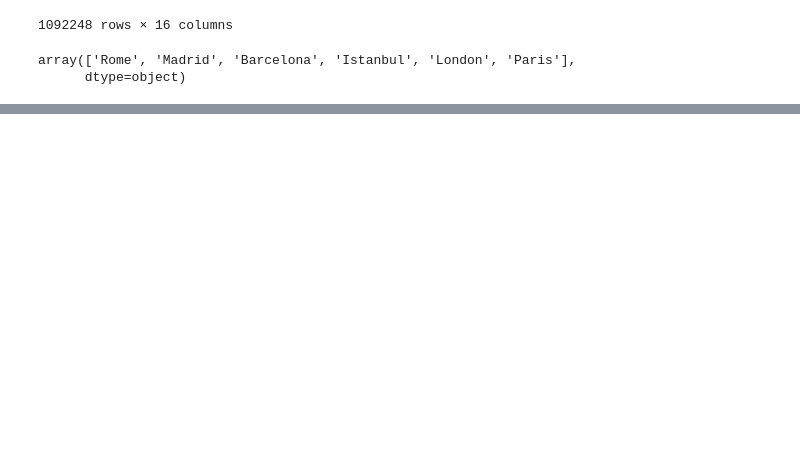
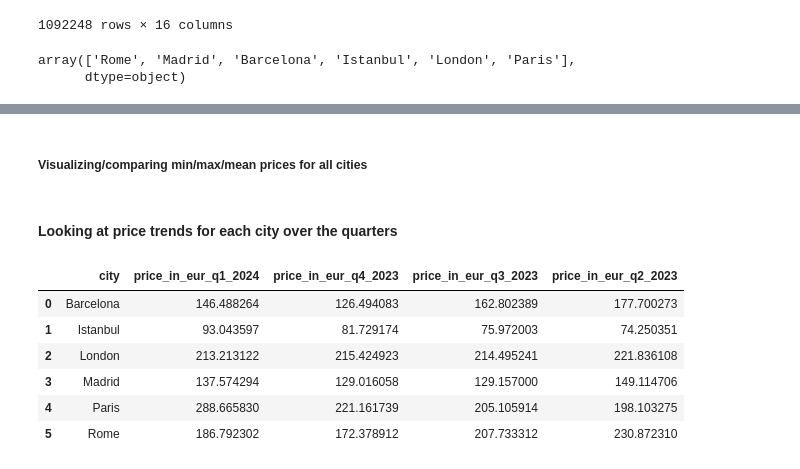
Before and after one commit to kaveri-chetia/Project_3, a Jupyter notebook: main_merged.ipynb, the cells around one changed output, grey strips where cells are left out. Saved outputs shown, nothing was run; the diff lists cells and outputs as text; code cells hidden in the pictures; blank space fills up the shorter version.

```diff
--- a/main_merged.ipynb
+++ b/main_merged.ipynb
@@ -191,0 +318,8 @@ Q2 23
+# %%
+# Drop the price and currency columns
+dataframe_currency = dataframe_currency.drop(['price', 'currency'], axis=1)
+dataframe_currency = dataframe_currency[dataframe_currency['price_in_eur'] != 0]
+# %%
+# Move the price_in_eur column
+col = dataframe_currency.pop('price_in_eur')
+dataframe_currency.insert(9, 'price_in_eur', col)
@@ -191,0 +456,2 @@ Q2 23
+# %% [markdown]
+##### Visualizing/comparing min/max/mean prices for all cities
@@ -191,0 +505,38 @@ Q2 23
+# %% [markdown]
+#### Looking at price trends for each city over the quarters
+# %%
+#Create average price comparison between Q1 2024 and Q4 2023 and Q3 2023 and Q2 2023
+
+# Filter the data for Q1 2024 and Q3 2023
+q1_2024 = dataframe_currency[dataframe_currency['quarter'] == 'Q1_24']
+q3_2023 = dataframe_currency[dataframe_currency['quarter'] == 'Q3_23']
+q2_2023 = dataframe_currency[dataframe_currency['quarter'] == 'Q2_23']
+q4_2023 = dataframe_currency[dataframe_currency['quarter'] == 'Q4_23']
+
+
+# Calculate the average price for each city in Q1 2024
+avg_price_q1_2024 = q1_2024.groupby('city')['price_in_eur'].mean().reset_index()
+
+# Calculate the average price for each city in Q4 2023
+avg_price_q4_2023 = q4_2023.groupby('city')['price_in_eur'].mean().reset_index()
+
+# Calculate the average price for each city in Q3 2023
+avg_price_q3_2023 = q3_2023.groupby('city')['price_in_eur'].mean().reset_index()
+
+# Calculate the average price for each city in Q2 2023
+avg_price_q2_2023 = q2_2023.groupby('city')['price_in_eur'].mean().reset_index()
+
+#Merge all four dataframes
+avg_price_comparison = pd.merge(avg_price_q1_2024, avg_price_q4_2023, on='city', suffixes=('_q1_2024', '_q4_2023'))
+avg_price_comparison = pd.merge(avg_price_comparison, avg_price_q3_2023, on='city')
+avg_price_comparison = pd.merge(avg_price_comparison, avg_price_q2_2023, on='city', suffixes=('_q3_2023', '_q2_2023'))
+# %%
+avg_price_comparison
+# %% [output]
+|  | city | price_in_eur_q1_2024 | price_in_eur_q4_2023 | price_in_eur_q3_2023 | price_in_eur_q2_2023 |
+| 0 | Barcelona | 146.488264 | 126.494083 | 162.802389 | 177.700273 |
+| 1 | Istanbul | 93.043597 | 81.729174 | 75.972003 | 74.250351 |
+| 2 | London | 213.213122 | 215.424923 | 214.495241 | 221.836108 |
+| 3 | Madrid | 137.574294 | 129.016058 | 129.157000 | 149.114706 |
+| 4 | Paris | 288.665830 | 221.161739 | 205.105914 | 198.103275 |
+| 5 | Rome | 186.792302 | 172.378912 | 207.733312 | 230.872310 |
```
Also changed, not shown: parts of 33 cells of this notebook, 2 other files.
